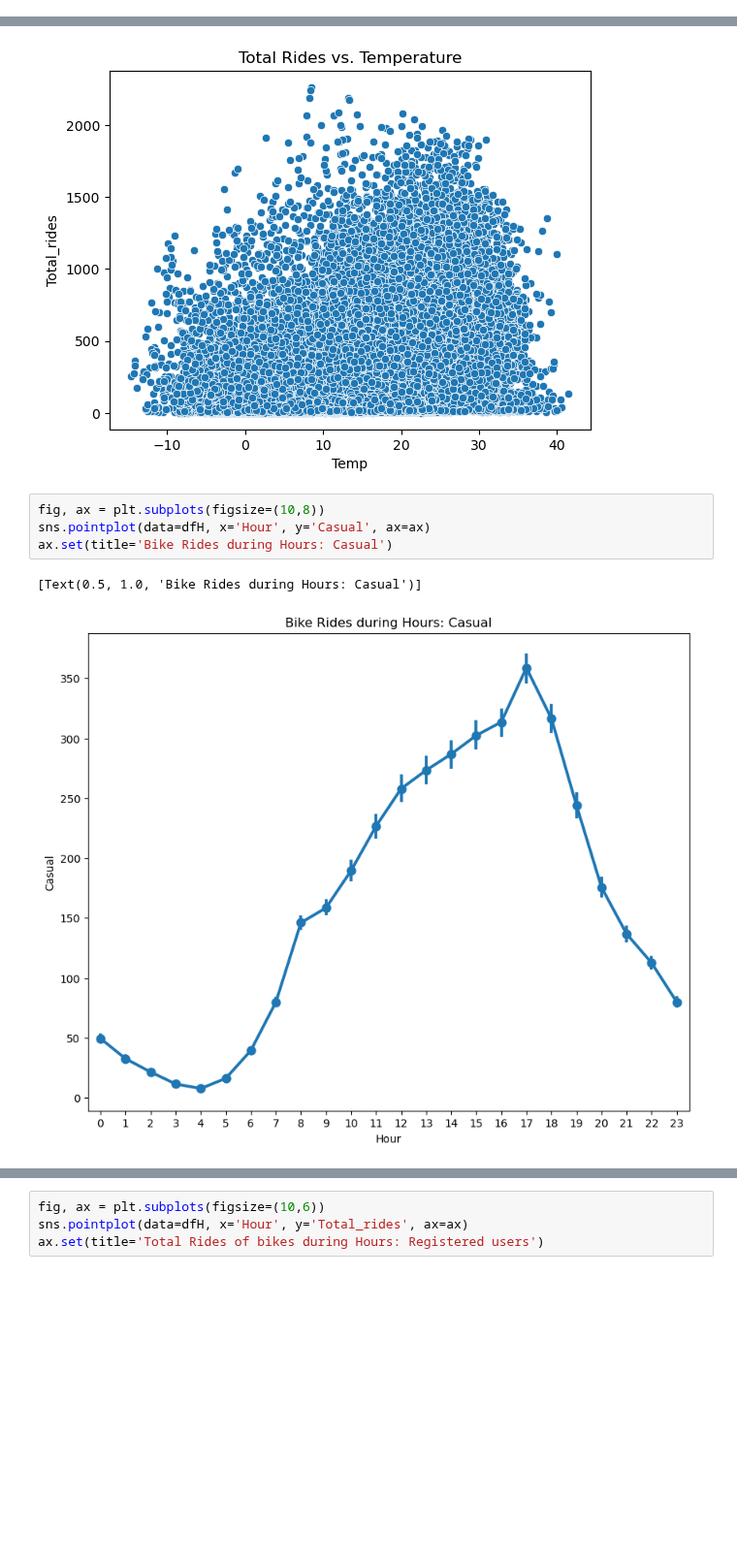
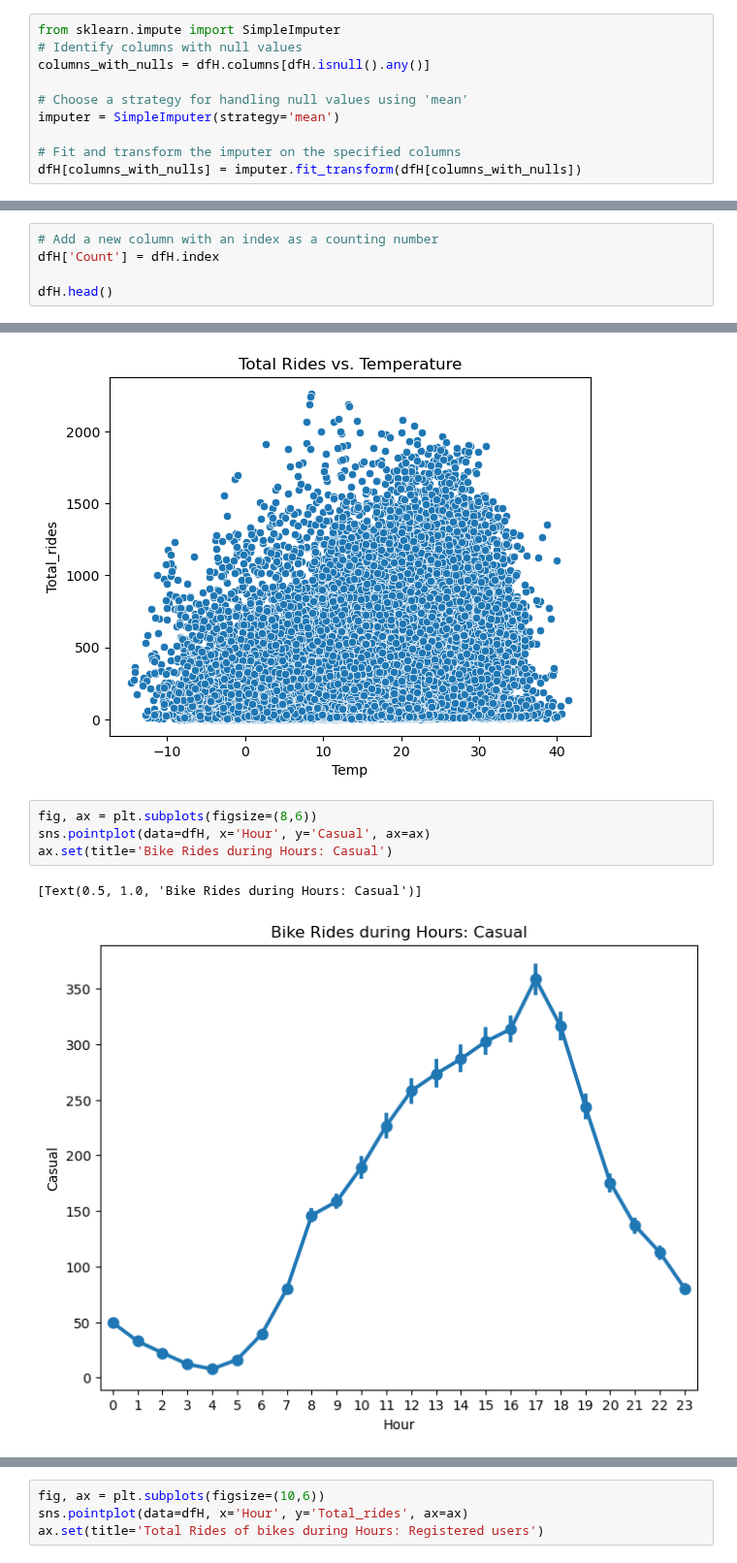
Before and after one commit to Sudha25a/Bike-project-3, a Jupyter notebook: Bike project Hour.ipynb, the cells around one changed output, grey strips where cells are left out. Shown at 97% size. Cells and saved outputs as stored; diff of their text form; blank space fills up the shorter version.

```diff
--- a/Bike project Hour.ipynb
+++ b/Bike project Hour.ipynb
@@ -13,6 +13,16 @@ dfH.head()
 | 2 | 20.0 | 2021-01-01 | 2 | 28.0 | 48.0 | 87 | 1.1 | ... |
 | 3 | 9.0 | 2021-01-01 | 3 | 7.0 | 16.0 | 81 | 1.6 | ... |
 | 4 | 7.0 | 2021-01-01 | 4 | 5.0 | 12.0 | 77 | 1.6 | ... |
+# %%
+from sklearn.impute import SimpleImputer
+# Identify columns with null values
+columns_with_nulls = dfH.columns[dfH.isnull().any()]
+
+# Choose a strategy for handling null values using 'mean'
+imputer = SimpleImputer(strategy='mean')
+
+# Fit and transform the imputer on the specified columns
+dfH[columns_with_nulls] = imputer.fit_transform(dfH[columns_with_nulls])
 # %%
 dfH.columns
 # %% [output]
@@ -85,0 +86,5 @@ Total rides: 10693997.0
+# %%
+# Add a new column with an index as a counting number
+dfH['Count'] = dfH.index
+
+dfH.head()
@@ -215,10 +240,10 @@ plt.show()
 # %% [output]
 [figure]
 # %%
-fig, ax = plt.subplots(figsize=(10,8))
+fig, ax = plt.subplots(figsize=(8,6))
 sns.pointplot(data=dfH, x='Hour', y='Casual', ax=ax)
 ax.set(title='Bike Rides during Hours: Casual')
 # %% [output]
 [Text(0.5, 1.0, 'Bike Rides during Hours: Casual')]
-[figure, old version]
+[figure, new version]
 # %%
```
Also changed, not shown: parts of 10 cells of this notebook, 2 other files.
